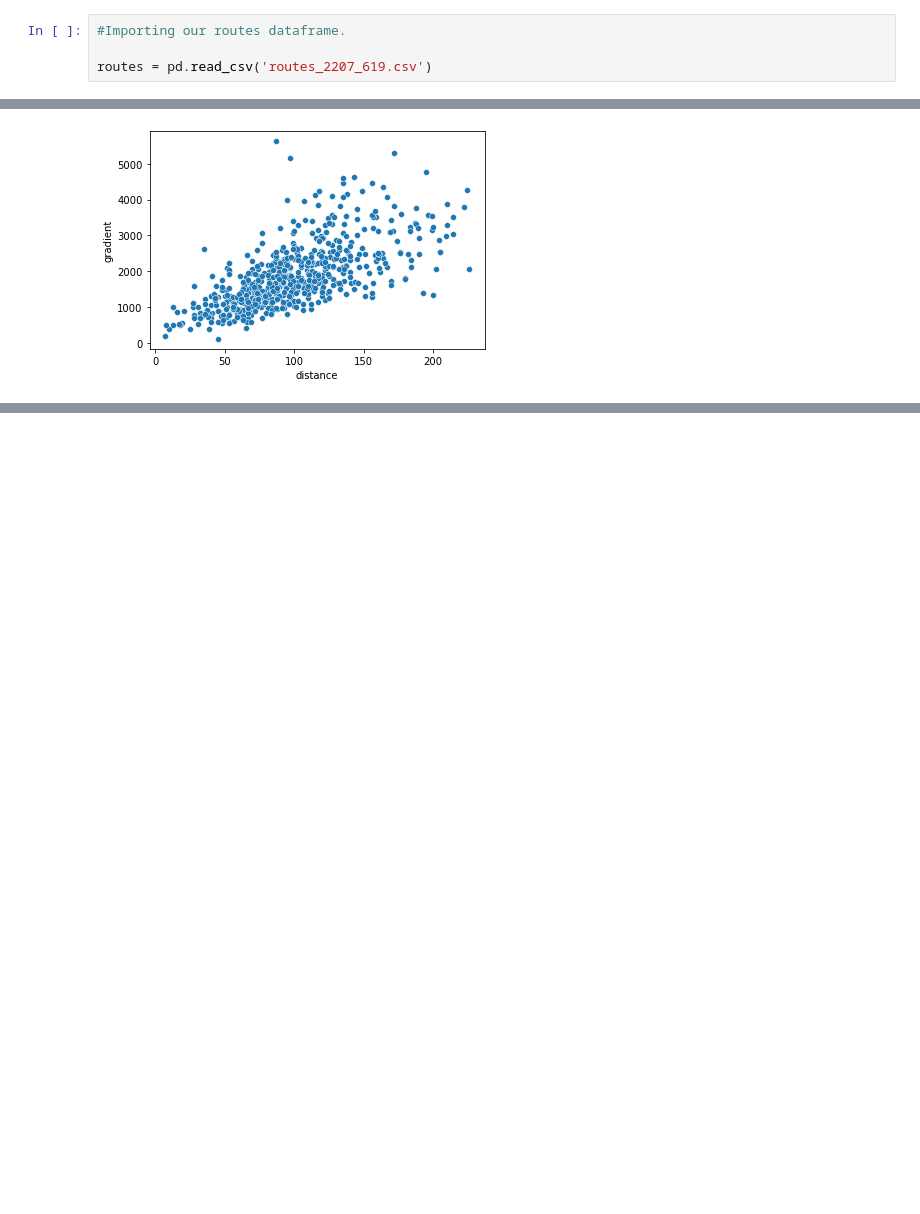
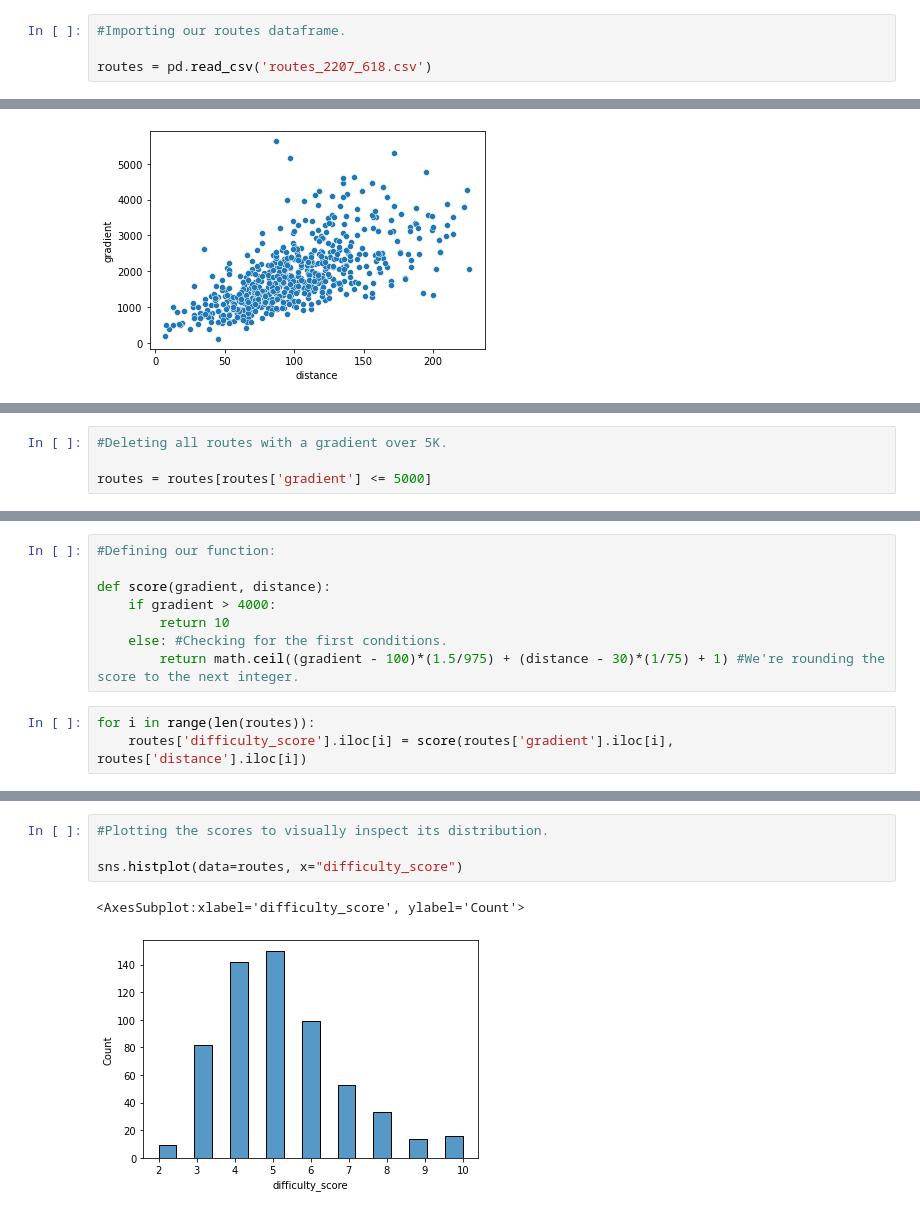
Before and after one commit to on2wheels-es/data, a Jupyter notebook: 6. Creating a route difficulty index.ipynb, the cells around one changed output, grey strips where cells are left out. Cells and saved outputs as stored; diff of their text form; blank space fills up the shorter version.

Commit message:
Added difficulty score to every route.

```diff
--- a/6. Creating a route difficulty index.ipynb
+++ b/6. Creating a route difficulty index.ipynb
@@ -12,7 +13,7 @@ import seaborn as sns
 # %%
 #Importing our routes dataframe.
 
-routes = pd.read_csv('routes_2207_619.csv')
+routes = pd.read_csv('routes_2207_618.csv')
 # %%
 #Checking for the longest routes.
 
@@ -51,0 +55,4 @@ It's easy to appreciate the roughly linear correlation between distance and elev
+# %%
+#Deleting all routes with a gradient over 5K.
+
+routes = routes[routes['gradient'] <= 5000]
@@ -51,0 +87,11 @@ It's easy to appreciate the roughly linear correlation between distance and elev
+# %%
+#Defining our function:
+
+def score(gradient, distance):
+    if gradient > 4000:
+        return 10
+    else: #Checking for the first conditions.
+        return math.ceil((gradient - 100)*(1.5/975) + (distance - 30)*(1/75) + 1) #We're rounding the score to the next integer.
+# %%
+for i in range(len(routes)):
+    routes['difficulty_score'].iloc[i] = score(routes['gradient'].iloc[i], routes['distance'].iloc[i])
@@ -51,0 +119,7 @@ It's easy to appreciate the roughly linear correlation between distance and elev
+# %%
+#Plotting the scores to visually inspect its distribution.
+
+sns.histplot(data=routes, x="difficulty_score")
+# %% [output]
+<AxesSubplot:xlabel='difficulty_score', ylabel='Count'>
+[figure, added]
```
Also changed, not shown: parts of 14 cells of this notebook, 1 other file.
